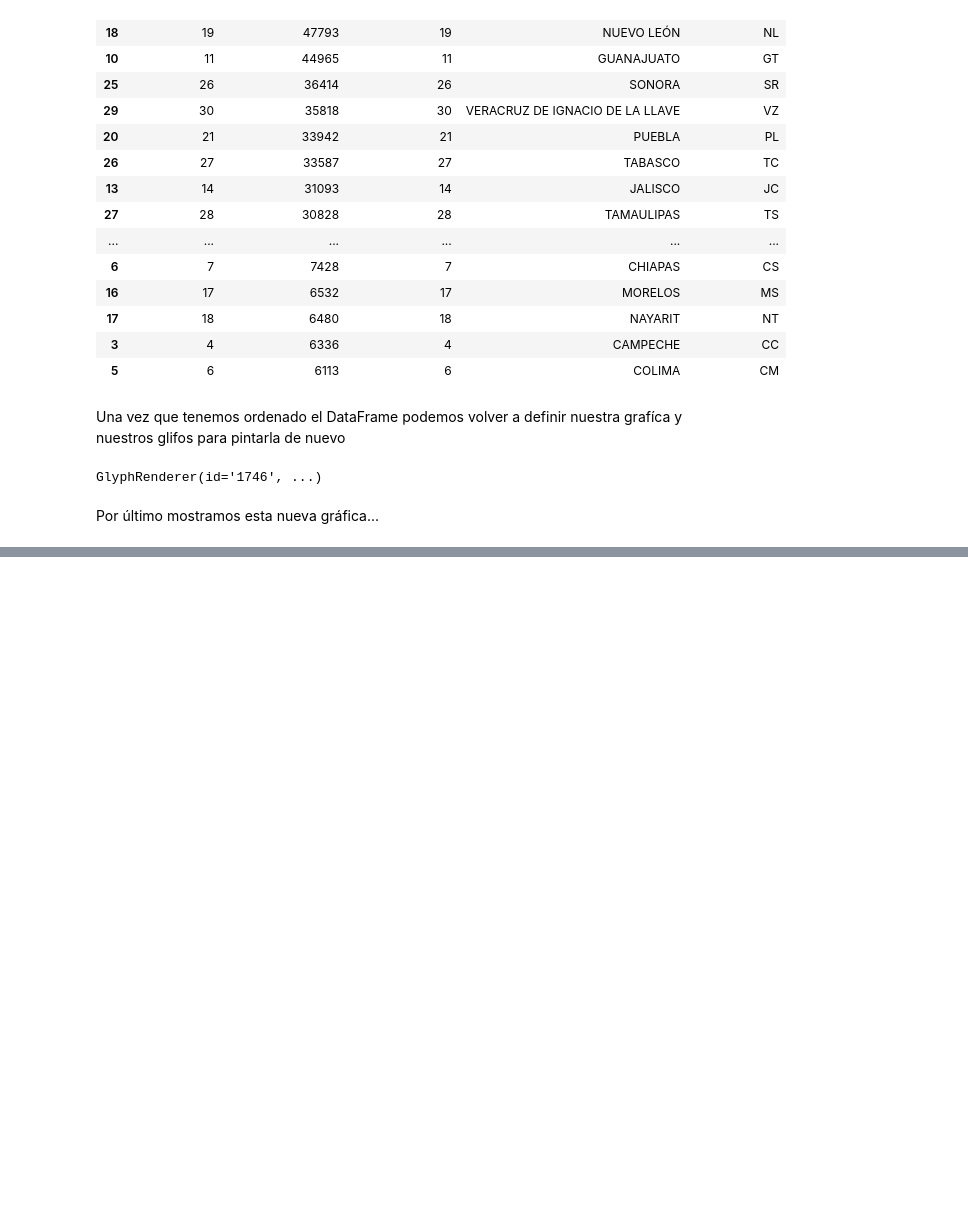
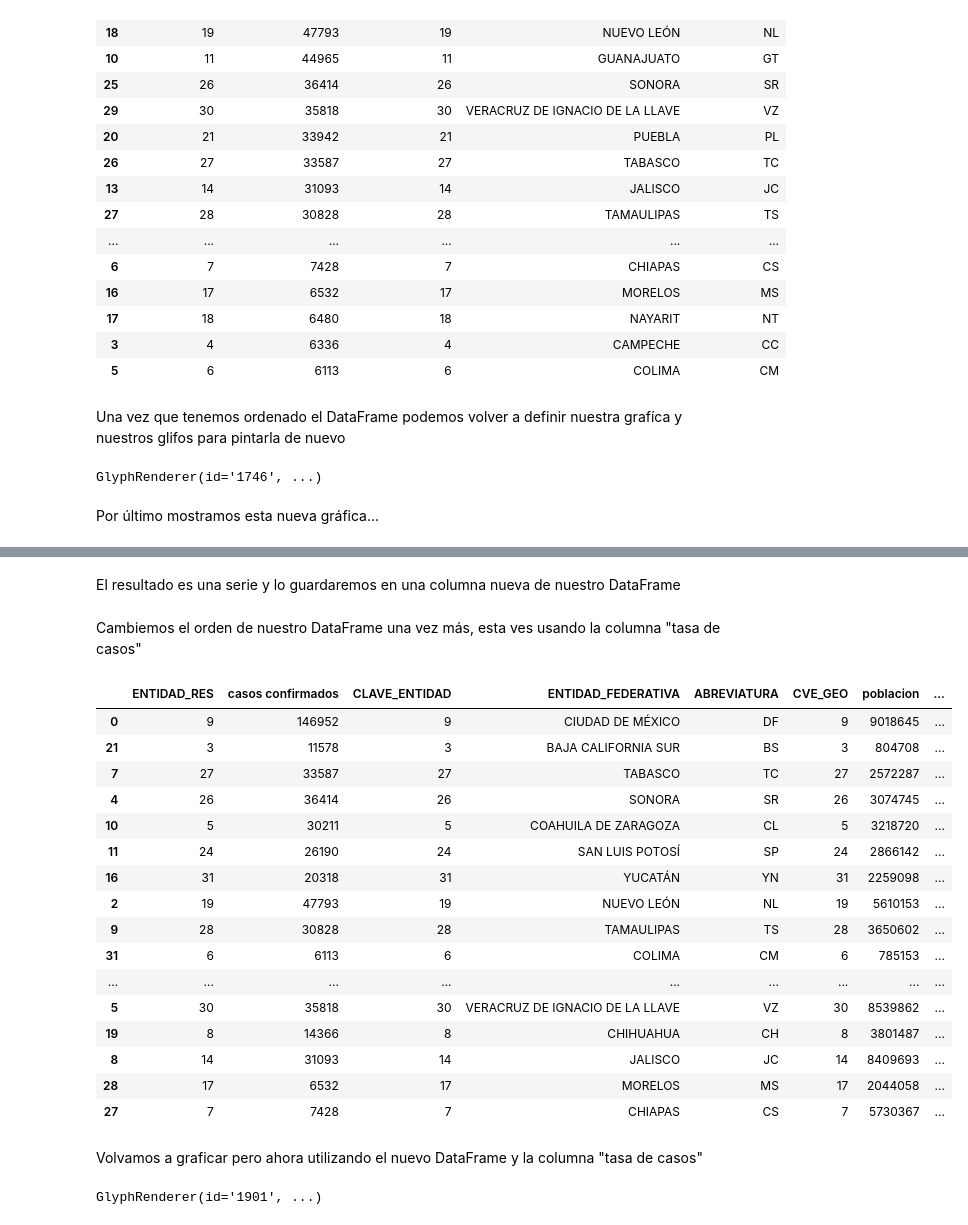
Before and after one commit to irvingfisica/taller01, a Jupyter notebook: taller_python.ipynb, the cells around one changed output, grey strips where cells are left out. Cells and saved outputs as stored; diff of their text form; code cells hidden in the pictures; blank space fills up the shorter version.

Commit message:
graficas con tasa

```diff
--- a/taller_python.ipynb
+++ b/taller_python.ipynb
@@ -880,0 +924,2 @@ bpl.show(s)
+# %%
+grupos_poblacion = pob2020.groupby("CVE_GEO")
@@ -880,0 +950,3 @@ bpl.show(s)
+# %%
+poblacion_edo = grupos_poblacion["POBLACION"].sum().to_frame("poblacion").reset_index()
+poblacion_edo
@@ -880,0 +973,3 @@ bpl.show(s)
+# %%
+conf_pob_edo = pd.merge(confirmados_edo,poblacion_edo,how="left",left_on="CLAVE_ENTIDAD",right_on="CVE_GEO")
+conf_pob_edo
@@ -880,0 +1016,34 @@ bpl.show(s)
+# %% [markdown]
+El resultado es una serie y lo guardaremos en una columna nueva de nuestro DataFrame
+# %%
+conf_pob_edo["tasa de casos"] = conf_pob_edo["casos confirmados"]/conf_pob_edo["poblacion"]*100000
+# %% [markdown]
+Cambiemos el orden de nuestro DataFrame una vez más, esta ves usando la columna "tasa de casos"
+# %%
+conf_pob_edo.sort_values("tasa de casos", ascending=False, inplace=True)
+conf_pob_edo
+# %% [output]
+|  | ENTIDAD_RES | casos confirmados | CLAVE_ENTIDAD | ENTIDAD_FEDERATIVA | ABREVIATURA | CVE_GEO | poblacion | ... |
+| 0 | 9 | 146952 | 9 | CIUDAD DE MÉXICO | DF | 9 | 9018645 | ... |
+| 21 | 3 | 11578 | 3 | BAJA CALIFORNIA SUR | BS | 3 | 804708 | ... |
+| 7 | 27 | 33587 | 27 | TABASCO | TC | 27 | 2572287 | ... |
+| 4 | 26 | 36414 | 26 | SONORA | SR | 26 | 3074745 | ... |
+| 10 | 5 | 30211 | 5 | COAHUILA DE ZARAGOZA | CL | 5 | 3218720 | ... |
+| 11 | 24 | 26190 | 24 | SAN LUIS POTOSÍ | SP | 24 | 2866142 | ... |
+| 16 | 31 | 20318 | 31 | YUCATÁN | YN | 31 | 2259098 | ... |
+| 2 | 19 | 47793 | 19 | NUEVO LEÓN | NL | 19 | 5610153 | ... |
+| 9 | 28 | 30828 | 28 | TAMAULIPAS | TS | 28 | 3650602 | ... |
+| 31 | 6 | 6113 | 6 | COLIMA | CM | 6 | 785153 | ... |
+| ... | ... | ... | ... | ... | ... | ... | ... | ... |
+| 5 | 30 | 35818 | 30 | VERACRUZ DE IGNACIO DE LA LLAVE | VZ | 30 | 8539862 | ... |
+| 19 | 8 | 14366 | 8 | CHIHUAHUA | CH | 8 | 3801487 | ... |
+| 8 | 14 | 31093 | 14 | JALISCO | JC | 14 | 8409693 | ... |
+| 28 | 17 | 6532 | 17 | MORELOS | MS | 17 | 2044058 | ... |
+| 27 | 7 | 7428 | 7 | CHIAPAS | CS | 7 | 5730367 | ... |
+# %% [markdown]
+Volvamos a graficar pero ahora utilizando el nuevo DataFrame y la columna "tasa de casos"
+# %%
+s = bpl.figure(x_range=conf_pob_edo["ABREVIATURA"], plot_width=800, plot_height=600)
+s.vbar(x=conf_pob_edo["ABREVIATURA"],top=conf_pob_edo["tasa de casos"], width=0.7)
+# %% [output]
+GlyphRenderer(id='1901', ...)
```
Also changed, not shown: parts of 15 cells of this notebook.
